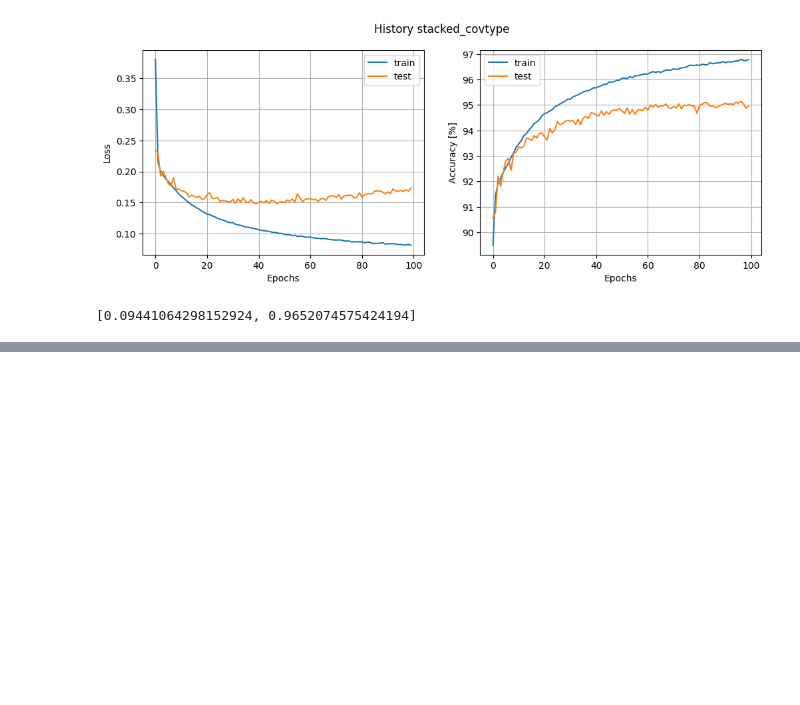
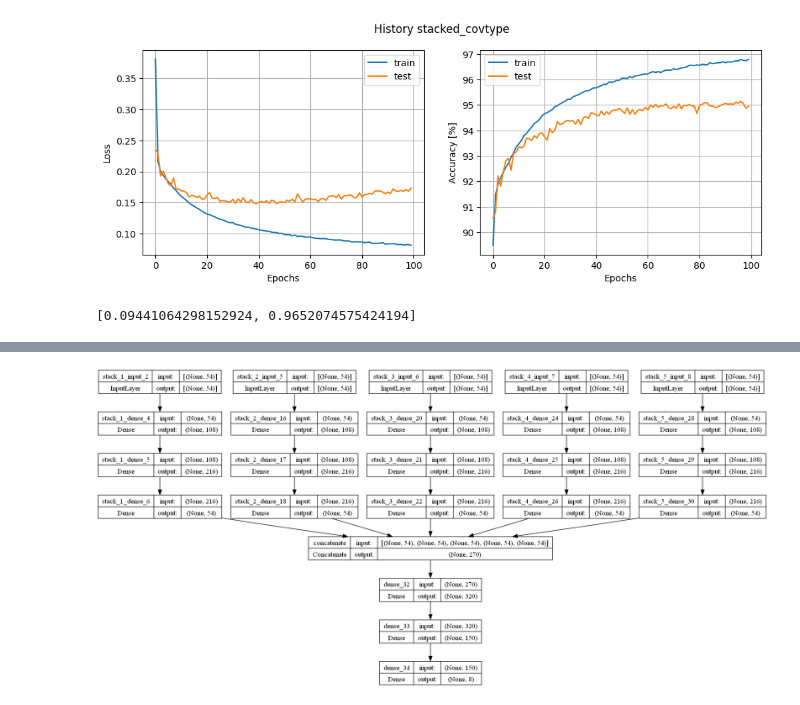
Before and after one commit to Ichtiostega/masters-project, a Jupyter notebook: MastersProject.ipynb, the cells around one changed output, grey strips where cells are left out. Saved outputs shown, nothing was run; the diff lists cells and outputs as text; code cells hidden in the pictures; blank space fills up the shorter version.

```diff
--- a/MastersProject.ipynb
+++ b/MastersProject.ipynb
@@ -290,0 +340,19 @@ stacked_evaluate(covtype_stacked_model, xts, yts, batch_size=256, verbose=0)
+# %%
+# same_stacked_model = define_stacked_model(
+#     [model_data[1] for model_data in same_models_data], [320, 150, 8]
+# )
+# same_stacked_history = stacked_fit(
+#     same_stacked_model,
+#     xtr,
+#     ytr,
+#     validation_data=(xts, yts),
+#     epochs=100,
+#     batch_size=256,
+#     verbose=1,
+# ).history
+# model_save('stacked_same', same_stacked_model, same_stacked_history)
+same_stacked_model, same_stacked_history = model_load("stacked_same")
+# %%
+kutils.plot_model(same_stacked_model, show_shapes=True)
+# %% [output]
+[figure, added]
```
Also changed, not shown: parts of 13 cells of this notebook, 14 other files.
